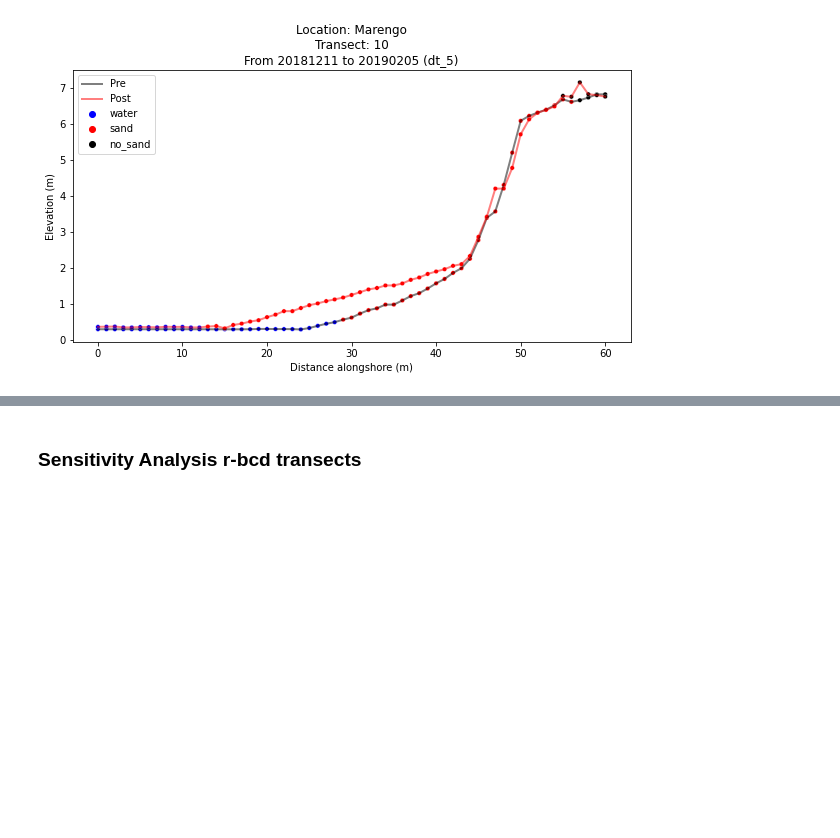
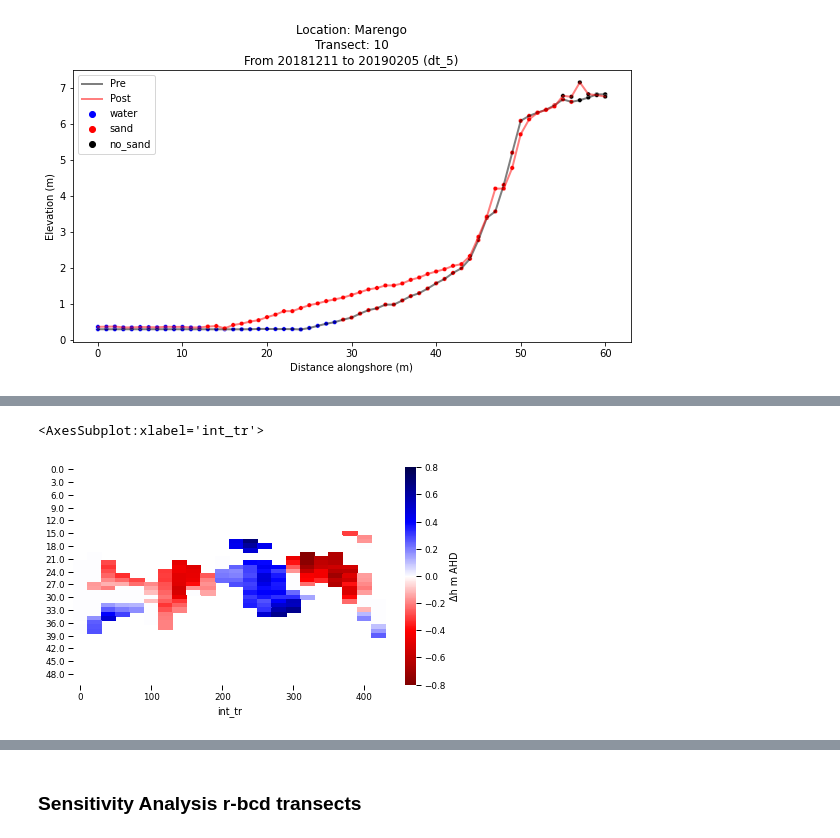
Before and after one commit to npucino/sandpyper, a Jupyter notebook: examples/Example_1_Profile_extraction-CLASS.ipynb, the cells around one changed output, grey strips where cells are left out. Drawn from its saved outputs; the diff is of its cells as text; code cells hidden in the pictures; blank space fills up the shorter version.

```diff
--- a/examples/Example_1_Profile_extraction-CLASS.ipynb
+++ b/examples/Example_1_Profile_extraction-CLASS.ipynb
@@ -164,3 +161,22 @@ bottom_fill_array.shape
+# %%
+f,ax=plt.subplots(figsize=(7,4))
+
+sb.heatmap(
+            data=data_in_filled,
+            xticklabels=5,
+            facecolor="w",
+            robust=True,
+            center=0,
+            ax=ax,
+            cbar_kws={"label": "Δh m AHD"},
+            cbar=True,
+            cmap="seismic_r",
+            vmin=-0.8,
+            vmax=0.8,
+        )
+# %% [output]
+<AxesSubplot:xlabel='int_tr'>
+[figure, added]
 # %%
 data_in=data_in
 y_heat_bottom_limit=50
```
Also changed, not shown: parts of 12 cells of this notebook, 11 other files.
